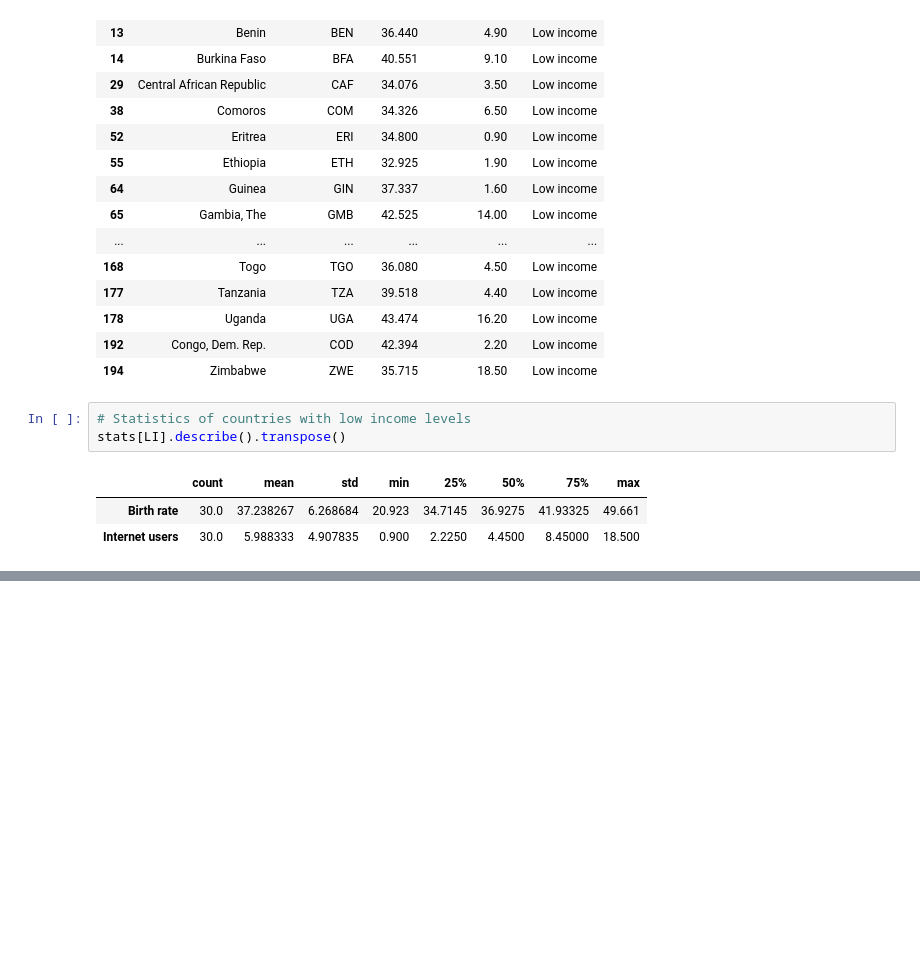
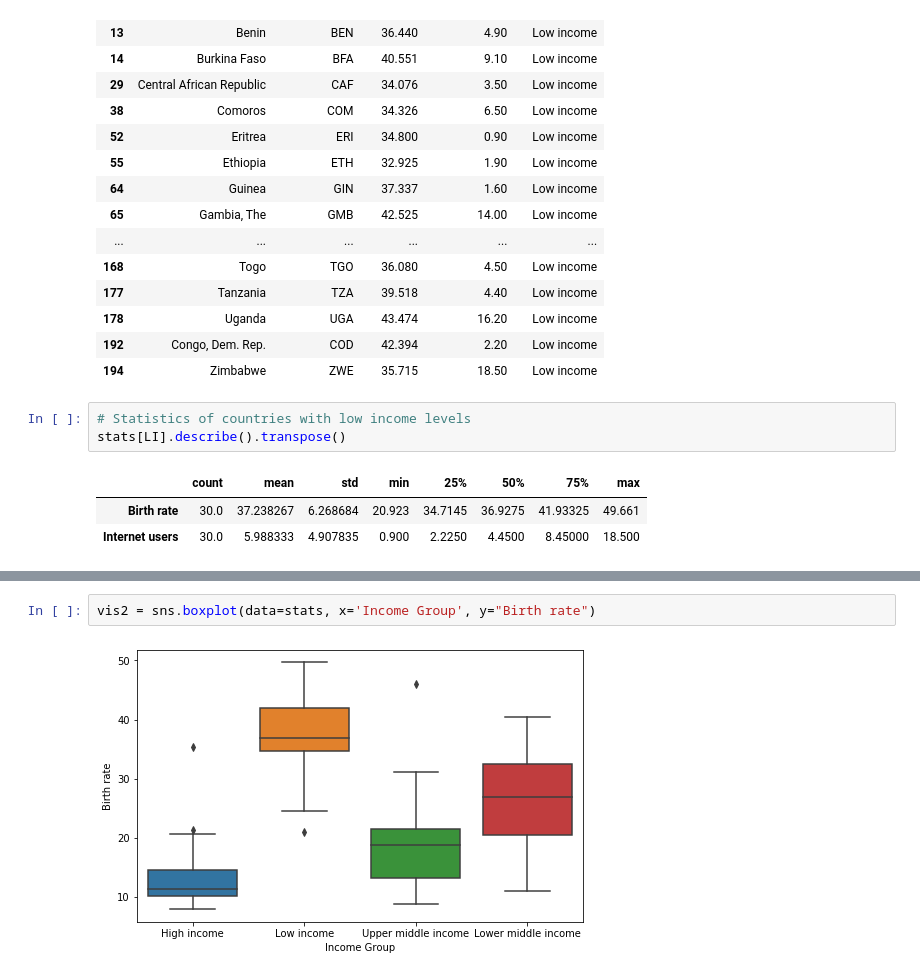
Before and after one commit to EugeneZnm/World-Demographic-Data-Analyisis, a Jupyter notebook: World Trends Analysis.ipynb, the cells around one changed output, grey strips where cells are left out. Saved outputs shown, nothing was run; the diff lists cells and outputs as text; blank space fills up the shorter version.

```diff
--- a/World Trends Analysis.ipynb
+++ b/World Trends Analysis.ipynb
@@ -356,0 +379,4 @@ stats[LI].describe().transpose()
+# %%
+vis2 = sns.boxplot(data=stats, x='Income Group', y="Birth rate")
+# %% [output]
+[figure, added]
```
Also changed, not shown: parts of 4 cells of this notebook.
